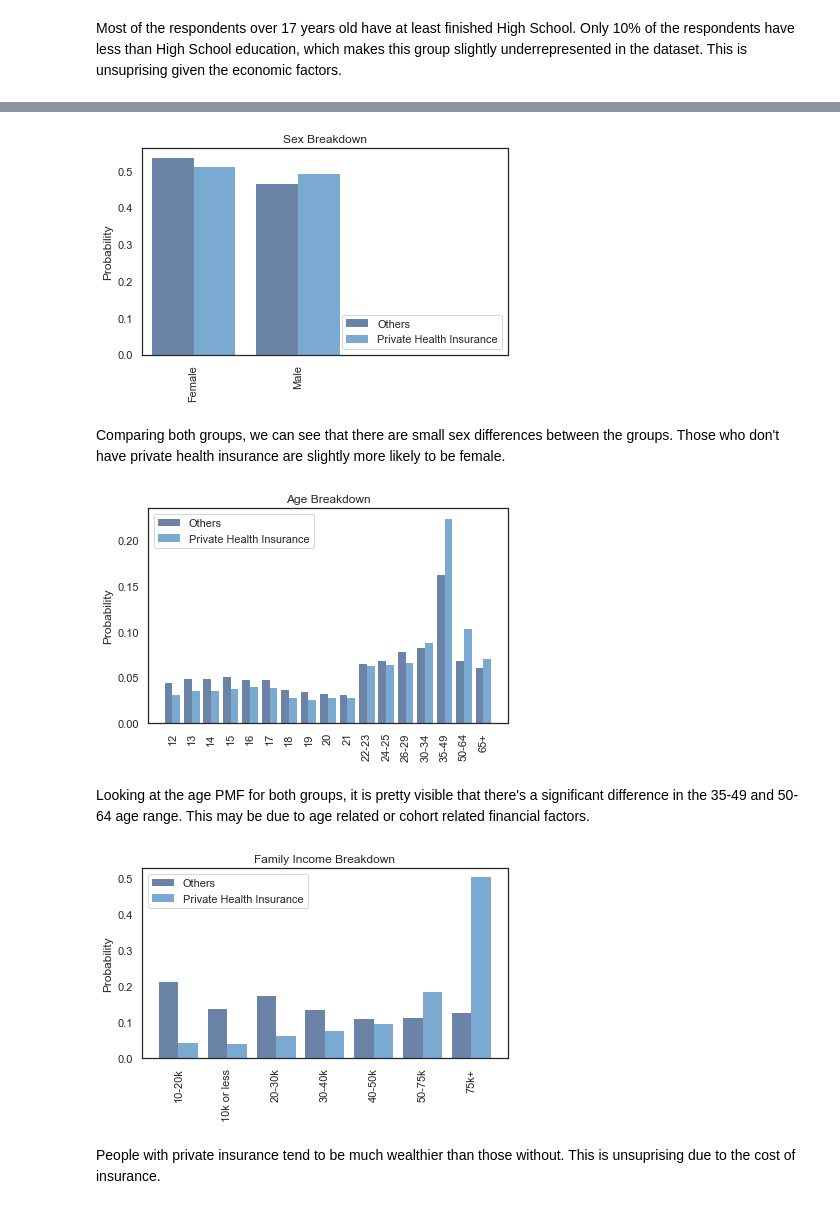
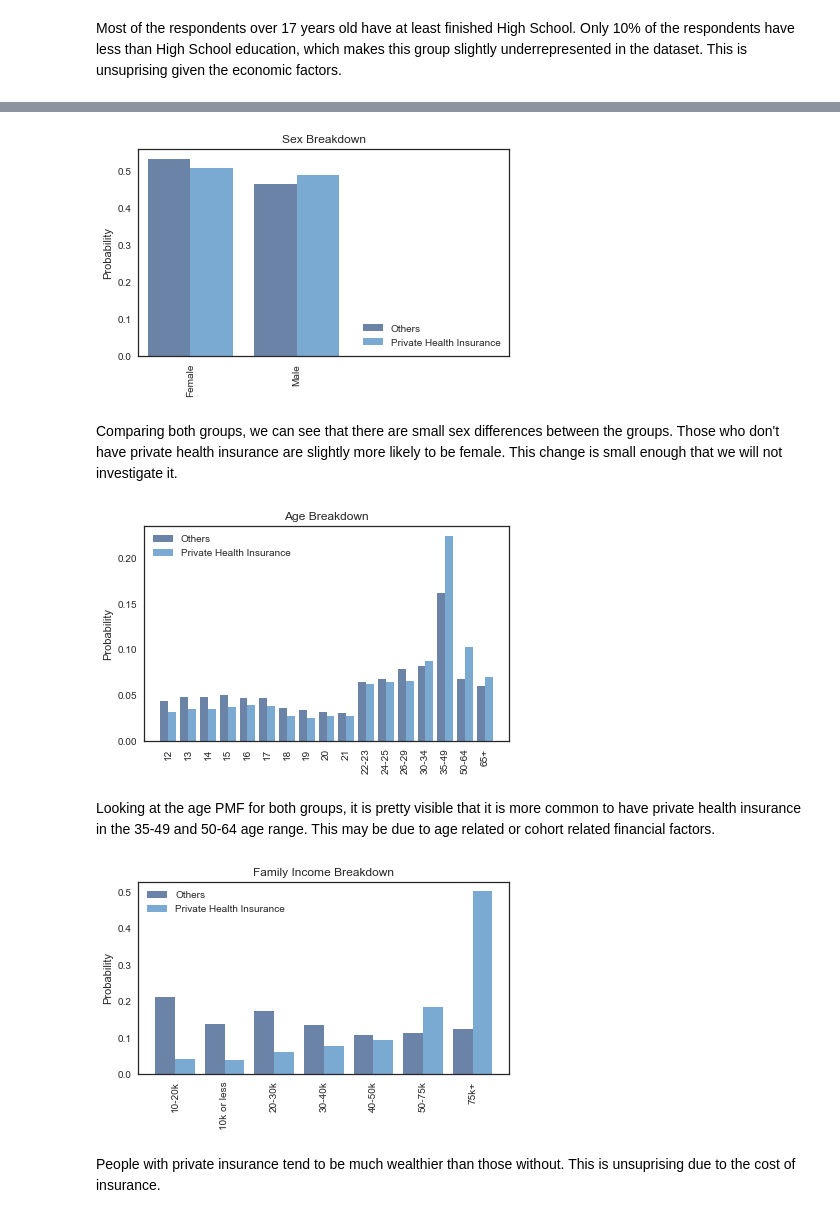
Before and after one commit to mhreid/OpioidsAndDemographics, a Jupyter notebook: project1/project1.ipynb, the cells around one changed output, grey strips where cells are left out. Drawn from its saved outputs; the diff is of its cells as text; code cells hidden in the pictures.

```diff
--- a/project1/project1.ipynb
+++ b/project1/project1.ipynb
@@ -178,37 +144,39 @@ Most of the respondents over 17 years old have at least finished High School. On
 # %%
-no_hi = df[df.HEALTH_INSURANCE != "Has Private HI"]
+nopriv_hi = df[df.HEALTH_INSURANCE != "Has Private HI"]
 priv_hi = df[df.HEALTH_INSURANCE == "Has Private HI"]
+medicaid = df[df.HEALTH_INSURANCE == "Has Medicaid/CHIP"]
+no_hi = df[df.HEALTH_INSURANCE == "Without any HI"]
 # %%
-pmf_a = Pmf(no_hi["SEX"], label='Others')
+pmf_a = Pmf(nopriv_hi["SEX"], label='Others')
 pmf_b = Pmf(priv_hi["SEX"], label='Private Health Insurance')
 thinkplot.Hist(pmf_a, align="right", width=width)
 thinkplot.Hist(pmf_b, align="left", width=width)
 plt.xticks(np.arange(0, 4, step=1), rotation='vertical')
 decorate(ylabel='Probability', title='Sex Breakdown', loc='lower right')
 # %% [output]
-[figure, old version]
+[figure, new version]
 # %% [markdown]
-Comparing both groups, we can see that there are small sex differences between the groups. Those who don't have private health insurance are slightly more likely to be female.
+Comparing both groups, we can see that there are small sex differences between the groups. Those who don't have private health insurance are slightly more likely to be female. This change is small enough that we will not investigate it.
 # %%
-pmf_a = Pmf(no_hi["AGE"], label='Others')
+pmf_a = Pmf(nopriv_hi["AGE"], label='Others')
 pmf_b = Pmf(priv_hi["AGE"], label='Private Health Insurance')
 thinkplot.Hist(pmf_a, align="right", width=width)
 thinkplot.Hist(pmf_b, align="left", width=width)
 plt.xticks(np.arange(0, 18, step=1), rotation='vertical')
 decorate(ylabel='Probability', title='Age Breakdown', loc='upper left')
 # %% [output]
-[figure, old version]
+[figure, new version]
 # %% [markdown]
-Looking at the age PMF for both groups, it is pretty visible that there's a significant difference in the 35-49 and 50-64 age range. This may be due to age related or cohort related financial factors.
+Looking at the age PMF for both groups, it is pretty visible that it is more common to have private health insurance in the 35-49 and 50-64 age range. This may be due to age related or cohort related financial factors.
 # %%
-pmf_a = Pmf(no_hi["FAMILY_INCOME"], label='Others')
+pmf_a = Pmf(nopriv_hi["FAMILY_INCOME"], label='Others')
 pmf_b = Pmf(priv_hi["FAMILY_INCOME"], label='Private Health Insurance')
 thinkplot.Hist(pmf_a, align="right", width=width)
 thinkplot.Hist(pmf_b, align="left", width=width)
 plt.xticks(np.arange(0, 7, step=1), rotation='vertical')
 decorate(ylabel='Probability', title='Family Income Breakdown', loc='upper left')
 # %% [output]
-[figure, old version]
+[figure, new version]
 # %% [markdown]
 People with private insurance tend to be much wealthier than those without. This is unsuprising due to the cost of insurance.
 # %%
```
Also changed, not shown: parts of 40 cells of this notebook, 1 other file.
